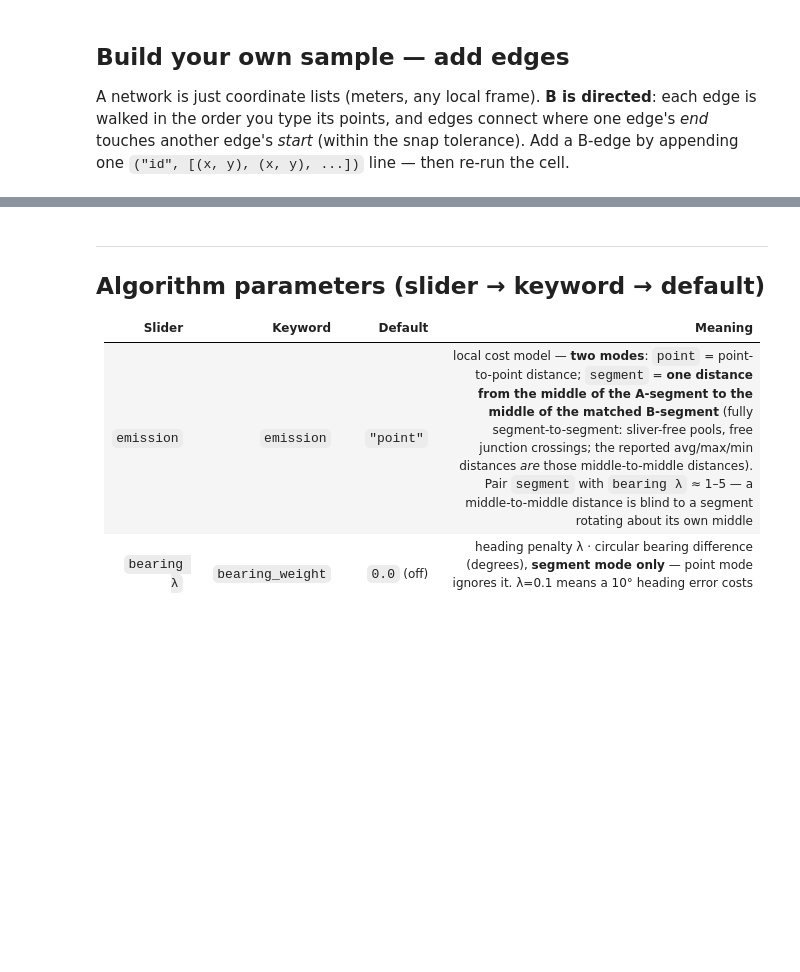
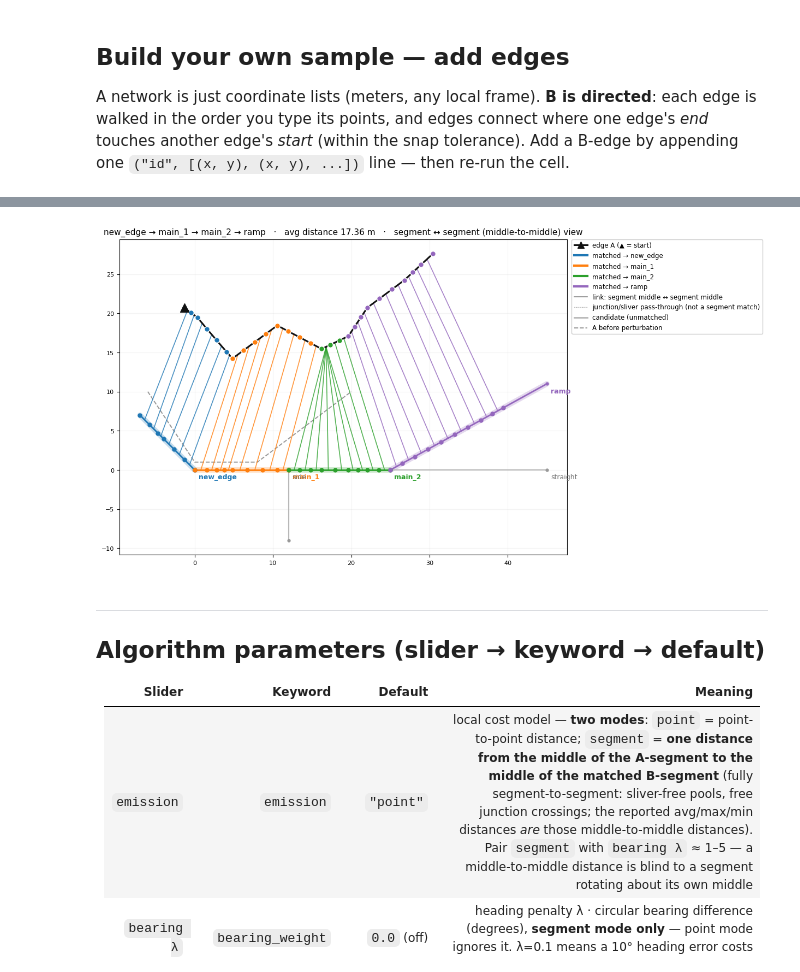
Before and after one commit to Khoshkhah/network-matching, a Jupyter notebook: notebooks/graph_dtw_playground.ipynb, the cells around one changed output, grey strips where cells are left out. Cells and saved outputs as stored; diff of their text form; code cells hidden in the pictures; blank space fills up the shorter version.

```diff
--- a/notebooks/graph_dtw_playground.ipynb
+++ b/notebooks/graph_dtw_playground.ipynb
@@ -126,3 +159,14 @@ VBox(children=(HBox(children=(Dropdown(description='emission', index=1, layout=L
+# %%
+A = perturb_edge(my_a, rotate=10, shift=-5, noise=1, seed=3,
+                 translate=20, translate_bearing=20)   # 4 m west
+
+B = to_edges(my_b_edges)
+res = match_edge_to_bgraph(A.tolist(), B, snap_tolerance_m=0.5, step_meters=2.0,
+                           emission="segment", debug=True, bearing_weight=5)
+draw_match(A, B, res, original_a=my_a)
+plt.show()
+# %% [output]
+[figure, added]
 # %% [markdown]
 ---
 ## Algorithm parameters (slider → keyword → default)
```
Also changed, not shown: parts of 3 cells of this notebook.
